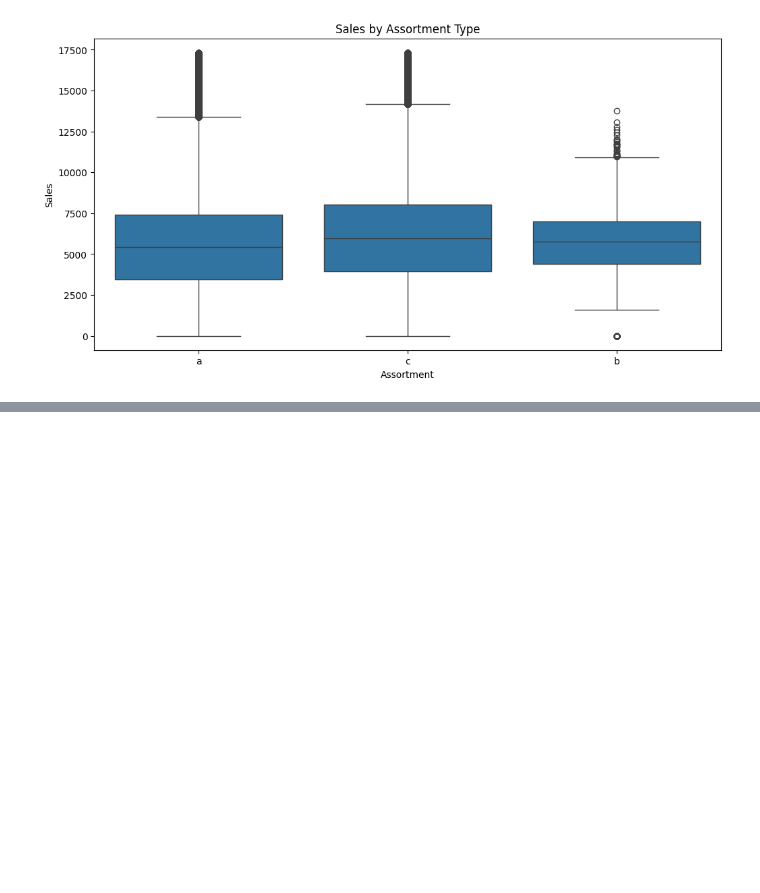
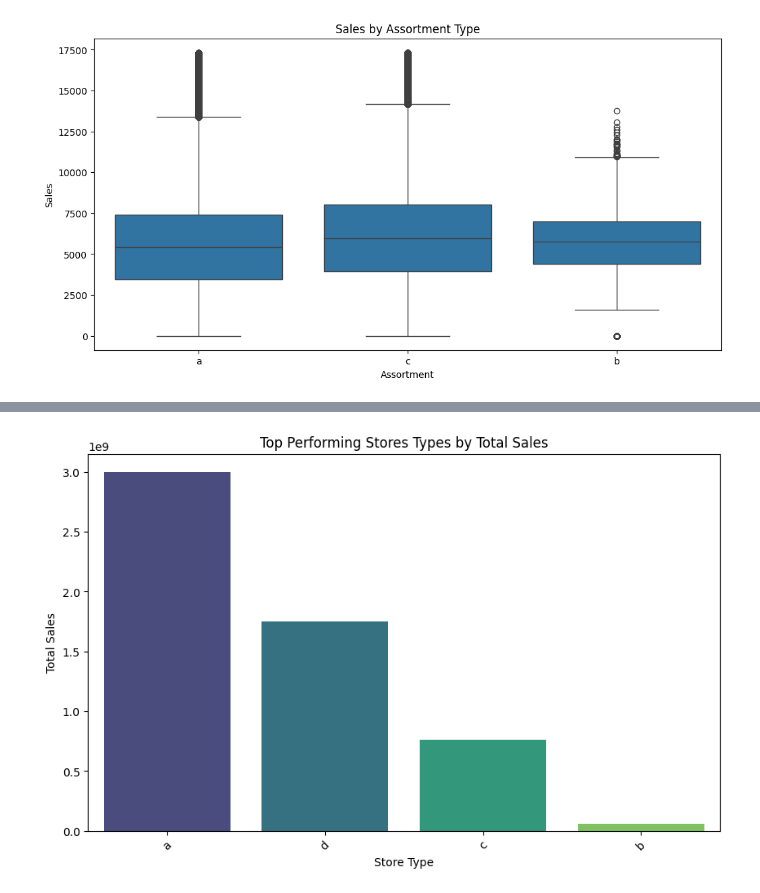
Before and after one commit to GetieBalew24/Rossmann--Sales-Prediction, a Jupyter notebook: notebooks/customer_purchasing_behavior_EDA.ipynb, the cells around one changed output, grey strips where cells are left out. Saved outputs shown, nothing was run; the diff lists cells and outputs as text; code cells hidden in the pictures; blank space fills up the shorter version.

Commit message:
get and plot top performance stores

```diff
--- a/notebooks/customer_purchasing_behavior_EDA.ipynb
+++ b/notebooks/customer_purchasing_behavior_EDA.ipynb
@@ -252,0 +254,4 @@ cba.plot_sales_vs_competitor(train_cleaned)
+# %%
+# Get the to performing store types
+top_stores = cba.get_top_performing_stores(train_cleaned, top_n=4)
+top_stores
@@ -252,0 +265,4 @@ cba.plot_sales_vs_competitor(train_cleaned)
+# %%
+# plot the top performing store types
+cba.plot_top_performing_stores(top_stores)
+# %% [output]
@@ -252,0 +270 @@ cba.plot_sales_vs_competitor(train_cleaned)
+[figure, added]
```
Also changed, not shown: parts of 6 cells of this notebook, 1 other file.
